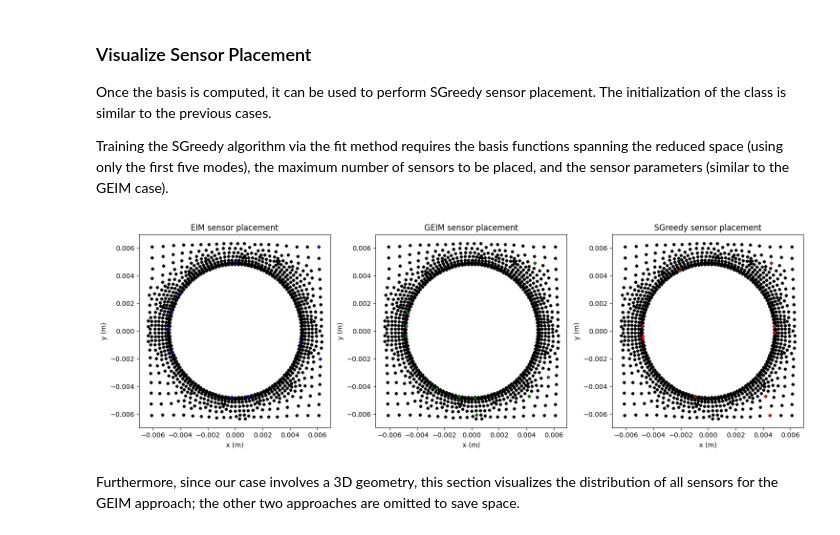
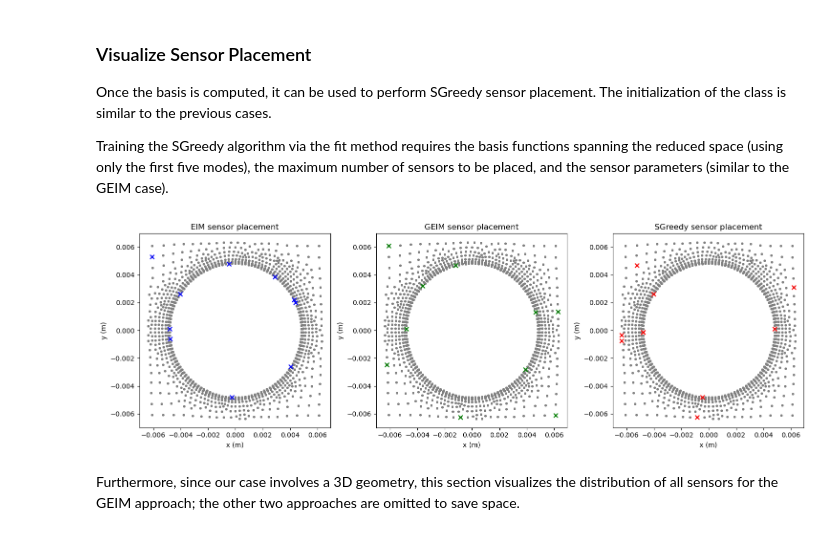
Before and after one commit to ERMETE-Lab/ROSE-pyforce, a Jupyter notebook: docs/Tutorials/Advanced/09_multi-region.ipynb, the cells around one changed output. Drawn from its saved outputs; the diff is of its cells as text; code cells hidden in the pictures.

```diff
--- a/docs/Tutorials/Advanced/09_multi-region.ipynb
+++ b/docs/Tutorials/Advanced/09_multi-region.ipynb
@@ -22,12 +21,12 @@ The dataset used in this tutorial focuses on the fast neutron flux, generated by
 First, let's import the ReadFromOFMultiRegion class from the pyforce module and instantiate it. Here, we directly read from processor* decomposed files, switching decomposed_case to 'True'. This way can avoid "reconstructPar" operation in OpenFOAM, saving cost.
 # %%
 import warnings
-warnings.filterwarnings("ignore", category=RuntimeWarning)
+warnings.filterwarnings("default")
 
 from pyforce.tools.write_read import ReadFromOFMultiRegion
 
 # Class instantiation
-of = ReadFromOFMultiRegion('/mnt/d/WorkingDirectory_PhD/Data/Document/paper/Journal/solver/data/pwr_pin/github_tutorial/trans',decomposed_case=True,skip_zero_time=True)
+of = ReadFromOFMultiRegion('/mnt/d/WorkingDirectory_PhD/Data/Document/paper/Journal/solver/data/pwr_pin/github_tutorial/new_trans',decomposed_case=True,skip_zero_time=True)
 # %% [output]
 Case Type decomposed
 # %% [markdown]
@@ -261,7 +263,9 @@ As the training is based on the entire model, this section focuses on selecting
 # %% [markdown]
 #### Fixed region ('COOL') for sensor placement
 # %%
-candidate_points, candidate_idx = of.get_candidate_regions(grid,cool_grid)
+from pyforce.tools.write_read import get_candidate_regions
+
+candidate_points, candidate_idx = get_candidate_regions(grid,cool_grid)
 # %% [markdown]
 #### Visualise fixed region for sensor placement
 # %%
@@ -363,14 +366,11 @@ axs[1].legend()
 
 After obtaining the candidate indices and points, this section performs the offline-stage training, following the procedures introduced in the tutorial “03_sensor_placement”. The placement constraints are specified via the _xm_idx argument for EIM and the xm_list argument for GEIM. These parameters are restricted to the coolant region.
 # %%
-# Compare three algorithoms
-
 # initialize
 #=======================
 Mmax = 10
 gdim = 3
 s = 1e-3
-xm_interval = 50
 #======================
 
 # EIM
@@ -385,7 +385,7 @@ from pyforce.offline.geim import GEIM
 geim_offline = GEIM(grid, gdim=gdim, varname=field, sensors_type='Gaussian')
 sens_params = {
     's': s, # spread of the Gaussian kernels - hyperparameter to be tuned according to the physical system
-    'xm_list': candidate_points[::xm_interval] # downsampled candidate points for computational efficiency
+    'xm_list': candidate_points # downsampled candidate points for computational efficiency
 }
 train_geim_coeff = geim_offline.fit(train_snaps=train_dataset, Mmax = Mmax,
                                     sensor_params=sens_params, verbose=True)[2]
@@ -421,7 +421,7 @@ sgreedy_placement = SGREEDY(grid, gdim=gdim, varname=field)
 
 sens_params = {
     's': s, # spread of the Gaussian kernels - hyperparameter to be tuned according to the physical system
-    'xm_list': candidate_points[::xm_interval], # downsampled candidate points for computational efficiency
+    'xm_list': candidate_points, # downsampled candidate points for computational efficiency
 }
 
 rank_svd = 5 + 1
@@ -443,29 +443,22 @@ Training the SGreedy algorithm via the fit method requires the basis functions s
 # %%
 # compare the placement
 fig, axs = plt.subplots(1,3, figsize=(15,5))
-markersize = 3
+markersize = 40
+
 for ax in axs:
-    ax.plot(cool_grid.cell_centers().points[:,0], cool_grid.cell_centers().points[:,1], 'ko', markersize=markersize) # coolant region
-    #ax.plot(clad_grid.cell_centers().points[:,0], clad_grid.cell_centers().points[:,1], 'o', color='orange', markersize=markersize) # cladding region
-    #ax.plot(fuel_grid.cell_centers().points[:,0], fuel_grid.cell_centers().points[:,1], 'o', color='orange', markersize=markersize) # fuel region
-    ax.set_xlabel('x (m)')
-    ax.set_ylabel('y (m)')
+    ax.scatter(cool_grid.cell_centers().points[:,0], cool_grid.cell_centers().points[:,1], marker='o', color='0.5', s=5); ax.set_xlabel('x (m)'); ax.set_ylabel('y (m)')
 
-axs[0].plot([p[0] for p in eim_offline.magic_points['points']],
-            [p[1] for p in eim_offline.magic_points['points']], 'bo', markersize=markersize, label='EIM magic points')
-axs[1].plot([grid.cell_centers().points[geim_offline.magic_sensors.library(pp).argmax(), 0] for pp in range(len(geim_offline.magic_sensors))],
-            [grid.cell_centers().points[geim_offline.magic_sensors.library(pp).argmax(), 1] for pp in range(len(geim_offline.magic_sensors))],
-            'go', markersize=markersize, label='GEIM magic points')
-axs[2].plot([p[0] for p in sgreedy_placement.sensor_centers],
-            [p[1] for p in sgreedy_placement.sensor_centers], 'ro', markersize=markersize, label='SGreedy sensors')
+axs[0].scatter([p[0] for p in eim_offline.magic_points['points']], [p[1] for p in eim_offline.magic_points['points']], marker='x', color='b', s=markersize, label='EIM magic points')
 
-axs[0].set_title('EIM sensor placement')
-axs[1].set_title('GEIM sensor placement')
-axs[2].set_title('SGreedy sensor placement')
+axs[1].scatter([grid.cell_centers().points[geim_offline.magic_sensors.library(pp).argmax(), 0] for pp in range(len(geim_offline.magic_sensors))], [grid.cell_centers().points[geim_offline.magic_sensors.library(pp).argmax(), 1] for pp in range(len(geim_offline.magic_sensors))], marker='x', color='g', s=markersize, label='GEIM magic points')
+
+axs[2].scatter([p[0] for p in sgreedy_placement.sensor_centers], [p[1] for p in sgreedy_placement.sensor_centers], marker='x', color='r', s=markersize, label='SGreedy sensors')
+
+axs[0].set_title('EIM sensor placement'); axs[1].set_title('GEIM sensor placement'); axs[2].set_title('SGreedy sensor placement')
 
 plt.tight_layout()
 # %% [output]
-[figure, old version]
+[figure, new version]
 # %% [markdown]
 Furthermore, since our case involves a 3D geometry, this section visualizes the distribution of all sensors for the GEIM approach; the other two approaches are omitted to save space.
 # %%
```
Also changed, not shown: parts of 21 cells of this notebook.
